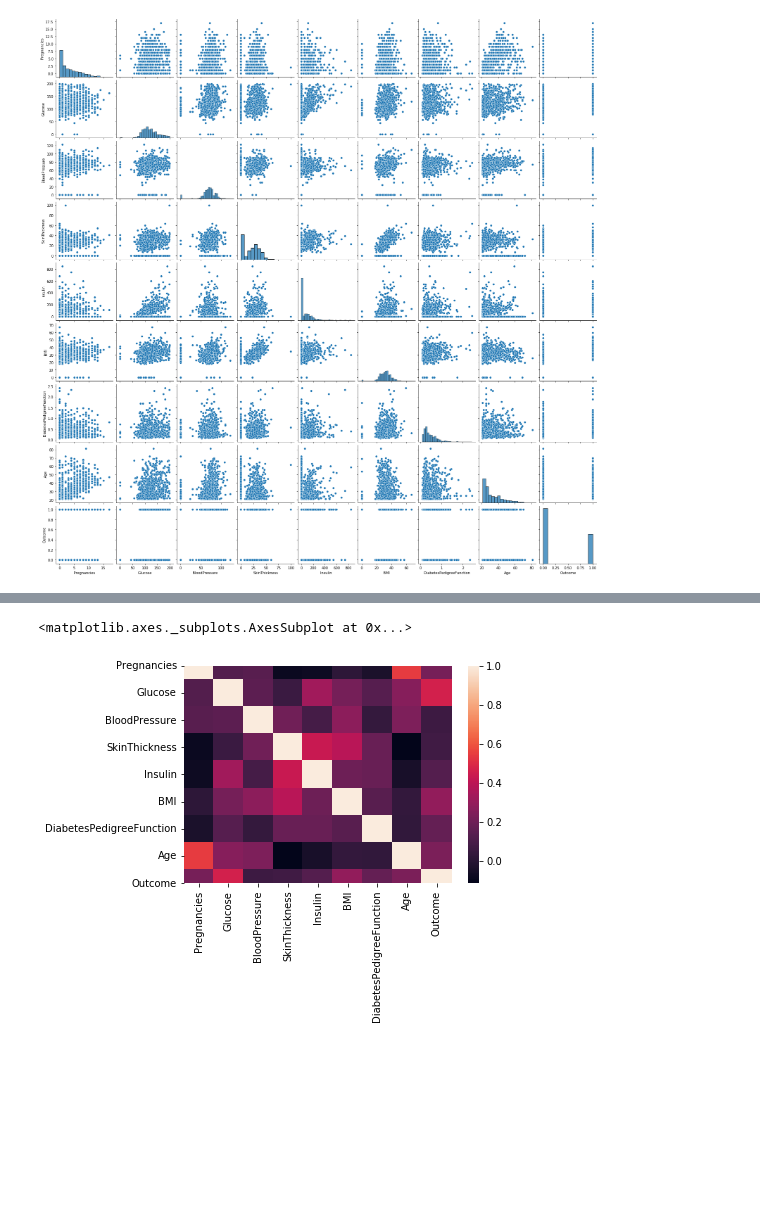
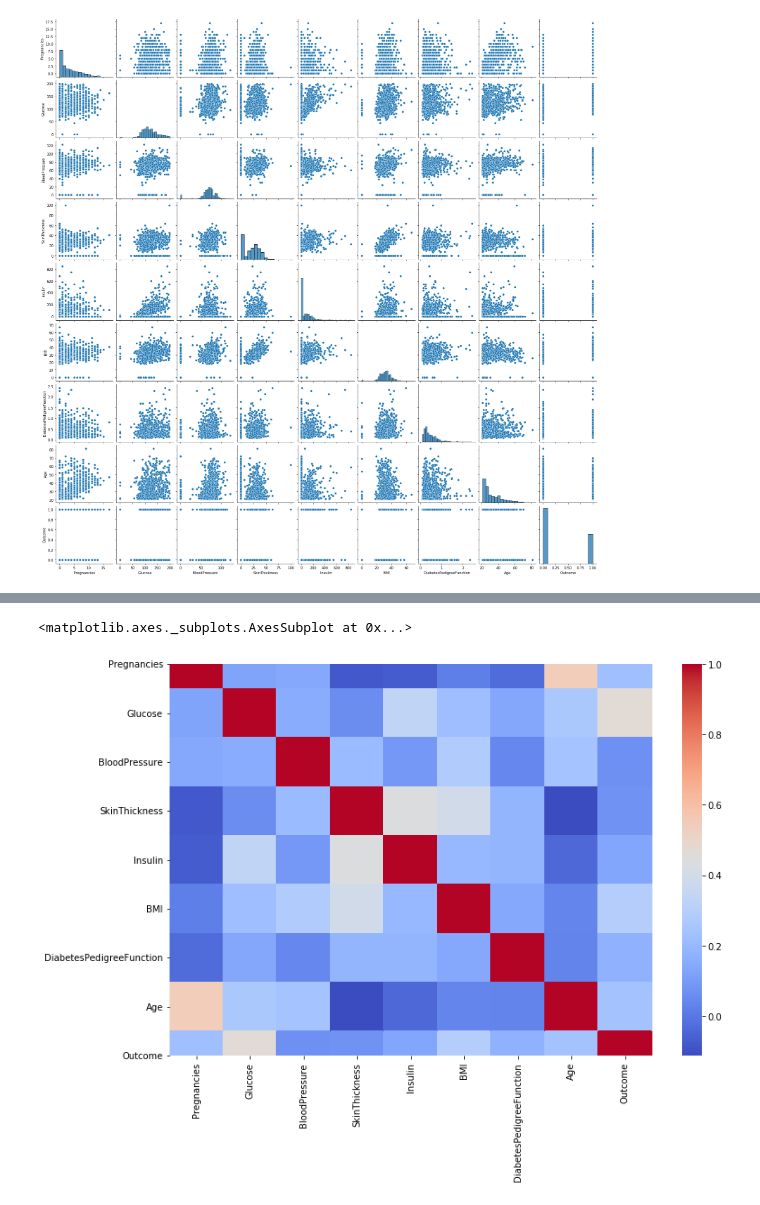
Before and after one commit to sabheen9/Diabetic-Patient-Prediction, a Jupyter notebook: DiabeticPatientPrediction.ipynb, the cells around one changed output, grey strips where cells are left out. Cells and saved outputs as stored; diff of their text form; code cells hidden in the pictures; blank space fills up the shorter version.

```diff
--- a/DiabeticPatientPrediction.ipynb
+++ b/DiabeticPatientPrediction.ipynb
@@ -141,6 +154,7 @@ sns.pairplot(data)
 # %%
 data_corr=data.corr()
-sns.heatmap(data_corr)
+ax = plt.subplots(figsize=(12,8))
+sns.heatmap(data_corr,cmap='coolwarm')
 # %% [output]
 <matplotlib.axes._subplots.AxesSubplot at 0x...>
-[figure, old version]
+[figure, new version]
```
Also changed, not shown: parts of 2 cells of this notebook.
